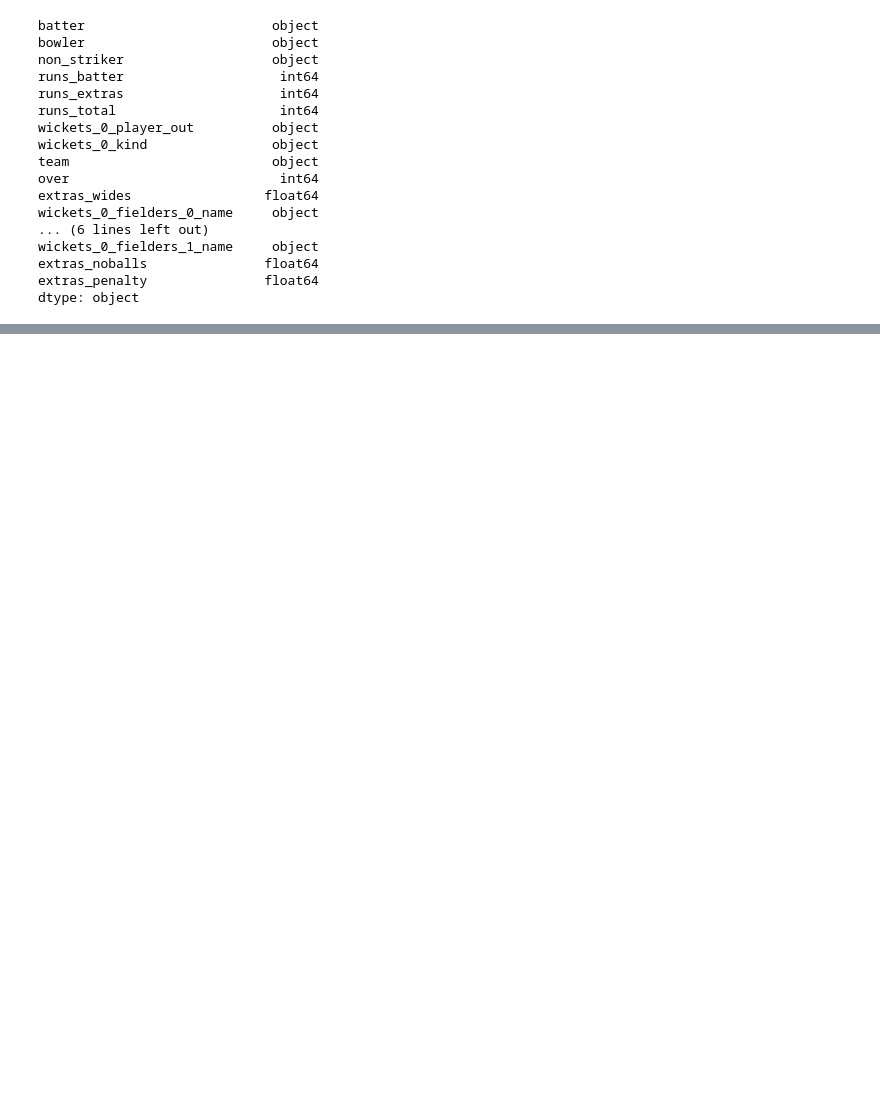
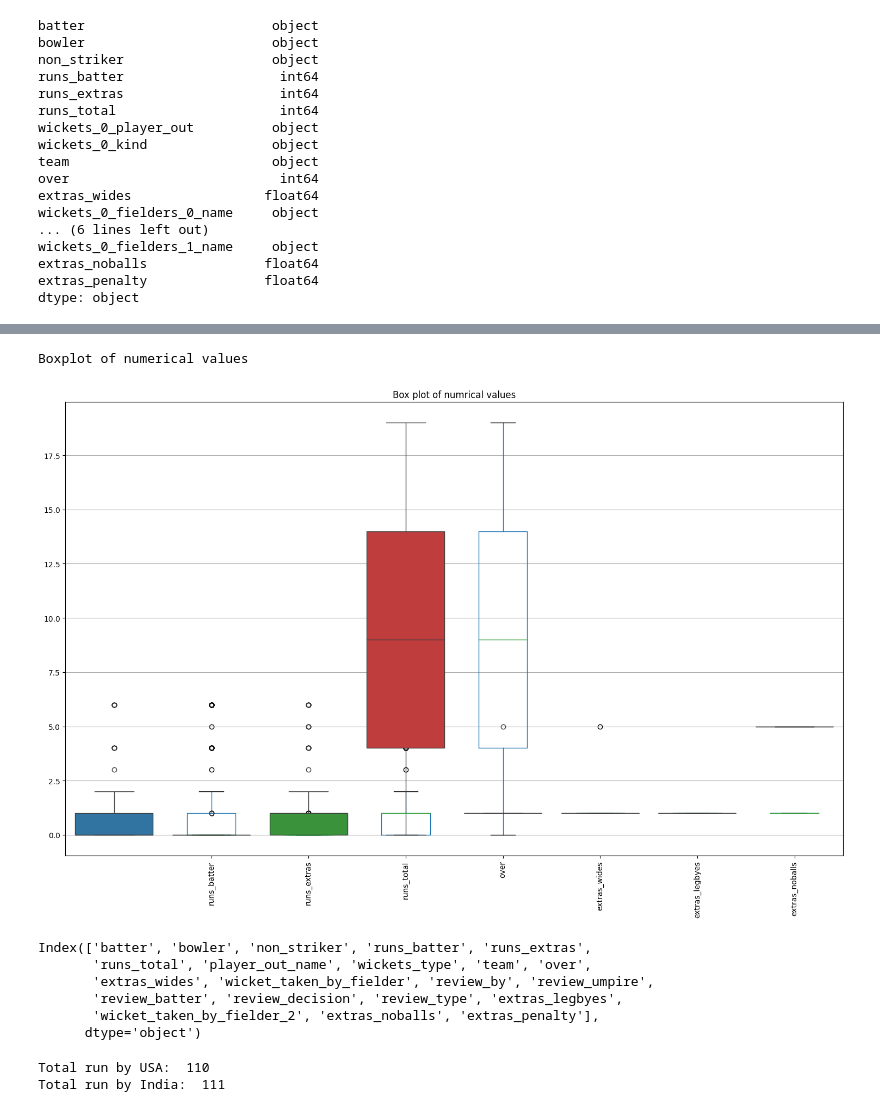
Before and after one commit to ayuri1512/Data-Science-Projects, a Jupyter notebook: T20worldcup.ipynb, the cells around one changed output, grey strips where cells are left out. Cells and saved outputs as stored; diff of their text form; code cells hidden in the pictures; blank space fills up the shorter version.

```diff
--- a/T20worldcup.ipynb
+++ b/T20worldcup.ipynb
@@ -115,0 +188,11 @@ dtype: object
+# %%
+print("Boxplot of numerical values")
+df.boxplot(figsize = (15,10))
+sns.boxplot(data = df.select_dtypes(include=['number']))
+plt.title("Box plot of numrical values")
+plt.xticks(rotation=90)
+plt.tight_layout()
+plt.show()
+# %% [output]
+Boxplot of numerical values
+[figure, added]
@@ -115,0 +205,25 @@ dtype: object
+# %%
+df.columns
+# %% [output]
+Index(['batter', 'bowler', 'non_striker', 'runs_batter', 'runs_extras',
+       'runs_total', 'player_out_name', 'wickets_type', 'team', 'over',
+       'extras_wides', 'wicket_taken_by_fielder', 'review_by', 'review_umpire',
+       'review_batter', 'review_decision', 'review_type', 'extras_legbyes',
+       'wicket_taken_by_fielder_2', 'extras_noballs', 'extras_penalty'],
+      dtype='object')
+# %%
+#Calculating total nums of runs
+total_run_by_USA = 0
+total_run_by_India = 0
+
+for index, row in df.iterrows():
+  if row["team"] == "United States of America":
+    total_run_by_USA += row["runs_total"]
+  else:
+    total_run_by_India += row["runs_total"]
+
+print("Total run by USA: ", total_run_by_USA)
+print("Total run by India: ", total_run_by_India)
+# %% [output]
+Total run by USA:  110
+Total run by India:  111
```
Also changed, not shown: parts of 11 cells of this notebook.
